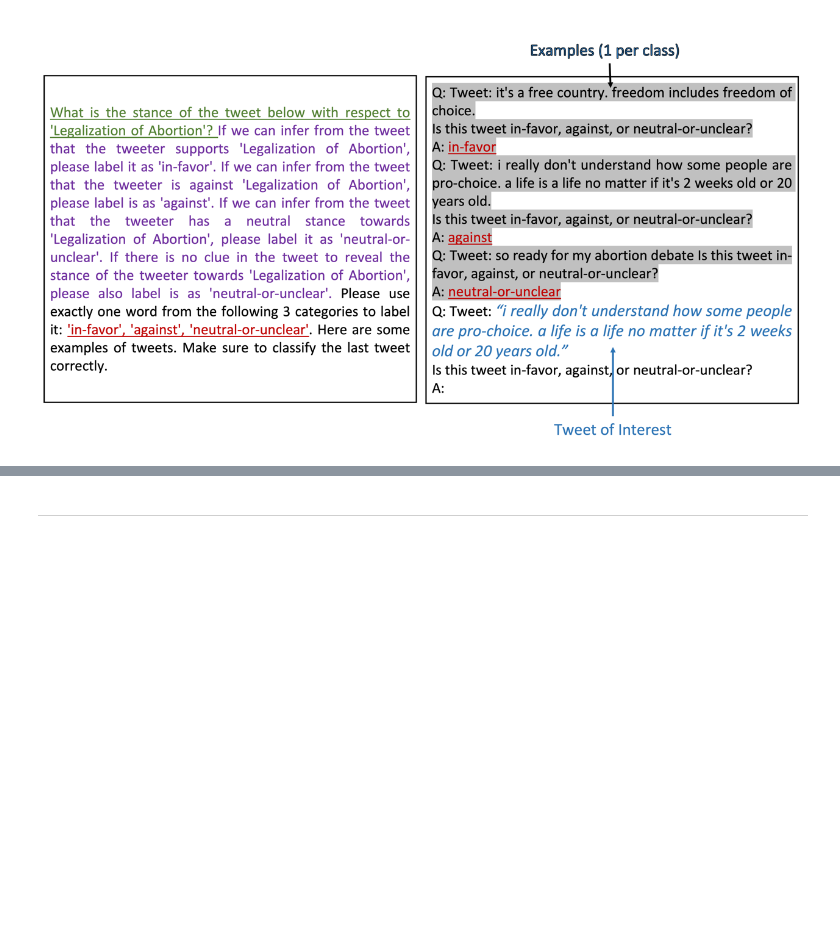
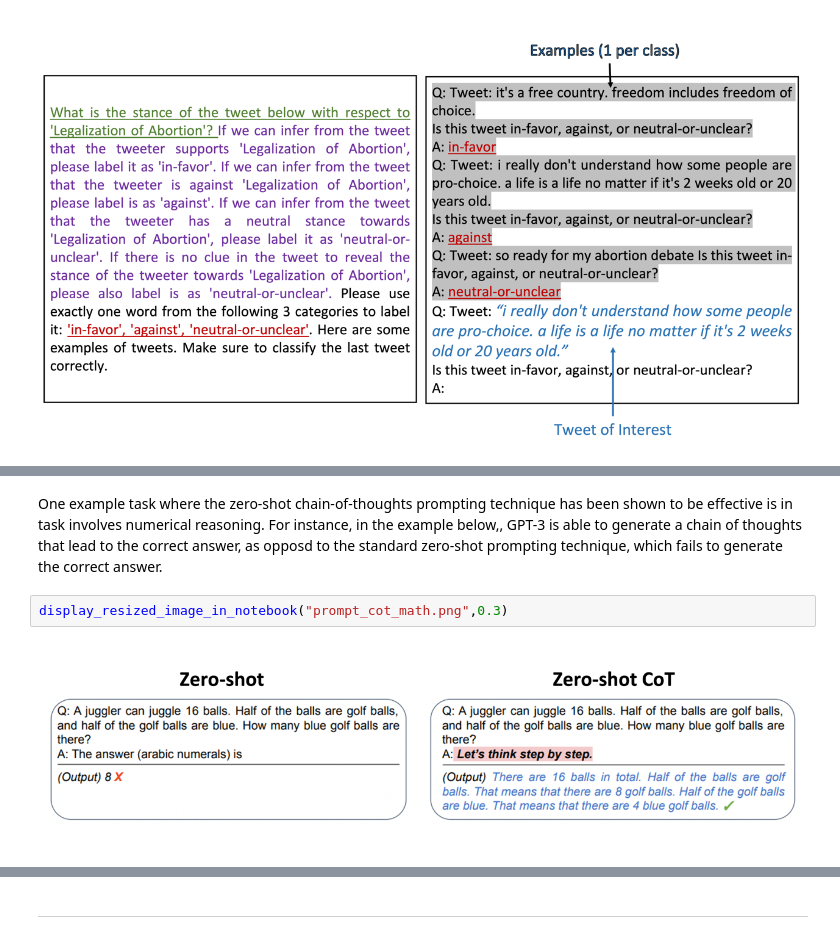
Before and after one commit to yunshiuan/prelim_stance_detection, a Jupyter notebook: llm-prompting_colab.ipynb, the cells around one changed output, grey strips where cells are left out. Cells and saved outputs as stored; diff of their text form; blank space fills up the shorter version.

Commit message:
add CoT prompt

```diff
--- a/llm-prompting_colab.ipynb
+++ b/llm-prompting_colab.ipynb
@@ -247,0 +248,6 @@ The chain-of-thoughts method involves breaking down a complex task into a series
+# %% [markdown]
+One example task where the zero-shot chain-of-thoughts prompting technique has been shown to be effective is in task involves numerical reasoning. For instance, in the example below,, GPT-3 is able to generate a chain of thoughts that lead to the correct answer, as opposd to the standard zero-shot prompting technique, which fails to generate the correct answer.
+# %%
+display_resized_image_in_notebook("prompt_cot_math.png",0.3)
+# %% [output]
+[figure, added]
```
Also changed, not shown: parts of 8 cells of this notebook, 2 other files.
